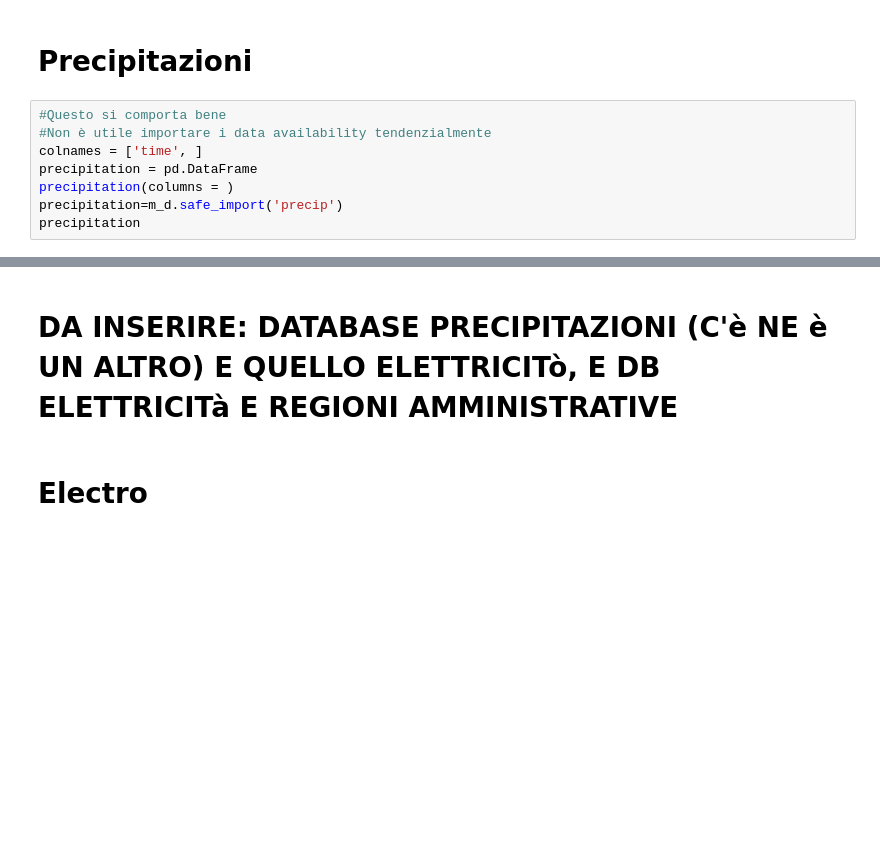
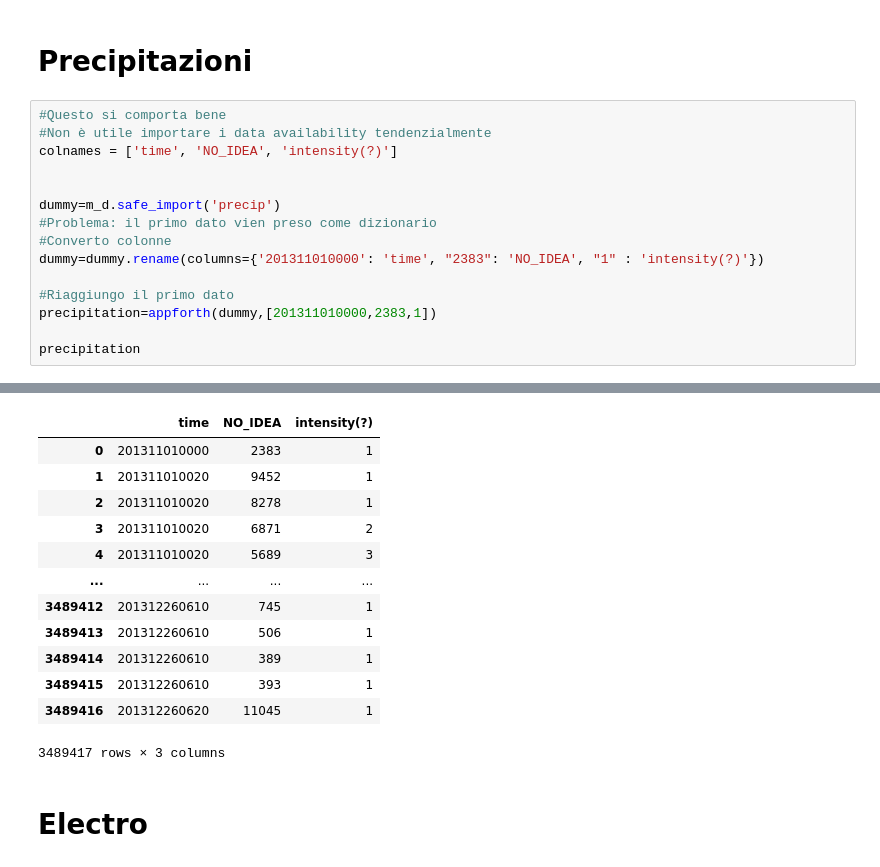
Before and after one commit to devix2/IntroToDS_FinalProject, a Jupyter notebook: SocialPulse(noCC)/Import Dati.ipynb, the cells around one changed output, grey strips where cells are left out. Cells and saved outputs as stored; diff of their text form; blank space fills up the shorter version.

```diff
--- a/SocialPulse(noCC)/Import Dati.ipynb
+++ b/SocialPulse(noCC)/Import Dati.ipynb
@@ -135,9 +123,16 @@ weather.drop(columns=['geomPoint.geom'],inplace=True)
 # %%
 #Questo si comporta bene
 #Non è utile importare i data availability tendenzialmente
-colnames = ['time', ]
-precipitation = pd.DataFrame
-precipitation(columns = )
-precipitation=m_d.safe_import('precip')
+colnames = ['time', 'NO_IDEA', 'intensity(?)']
+
+
+dummy=m_d.safe_import('precip')
+#Problema: il primo dato vien preso come dizionario
+#Converto colonne
+dummy=dummy.rename(columns={'201311010000': 'time', "2383": 'NO_IDEA', "1" : 'intensity(?)'})
+
+#Riaggiungo il primo dato
+precipitation=appforth(dummy,[201311010000,2383,1])
+
 precipitation
 # %% [output]
@@ -145,5 +140,16 @@ SyntaxError: expression cannot contain assignment, perhaps you meant "=="? (<ipy
+|  | time | NO_IDEA | intensity(?) |
+| 0 | 201311010000 | 2383 | 1 |
+| 1 | 201311010020 | 9452 | 1 |
+| 2 | 201311010020 | 8278 | 1 |
+| 3 | 201311010020 | 6871 | 2 |
+| 4 | 201311010020 | 5689 | 3 |
+| ... | ... | ... | ... |
+| 3489412 | 201312260610 | 745 | 1 |
+| 3489413 | 201312260610 | 506 | 1 |
+| 3489414 | 201312260610 | 389 | 1 |
+| 3489415 | 201312260610 | 393 | 1 |
+| 3489416 | 201312260620 | 11045 | 1 |
+3489417 rows × 3 columns
-# %% [markdown]
-# DA INSERIRE: DATABASE PRECIPITAZIONI (C'è NE è UN ALTRO) E QUELLO ELETTRICITò, E DB ELETTRICITà E REGIONI AMMINISTRATIVE
 # %% [markdown]
 # Electro
 # %%
```
Also changed, not shown: parts of 9 cells of this notebook, 1 other file.
